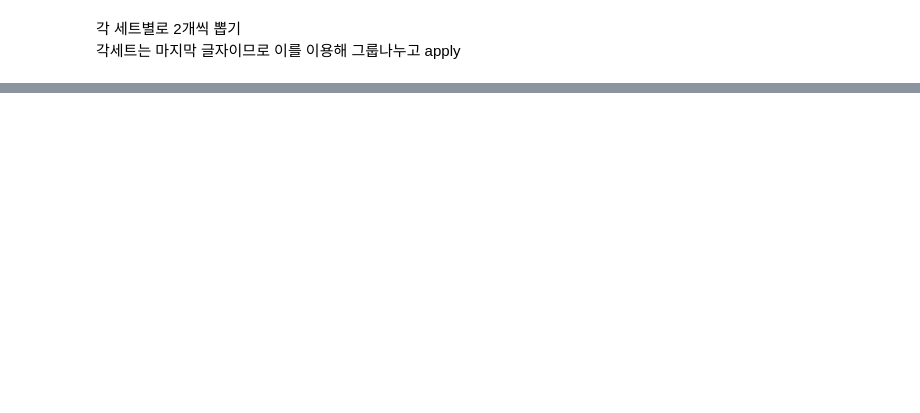
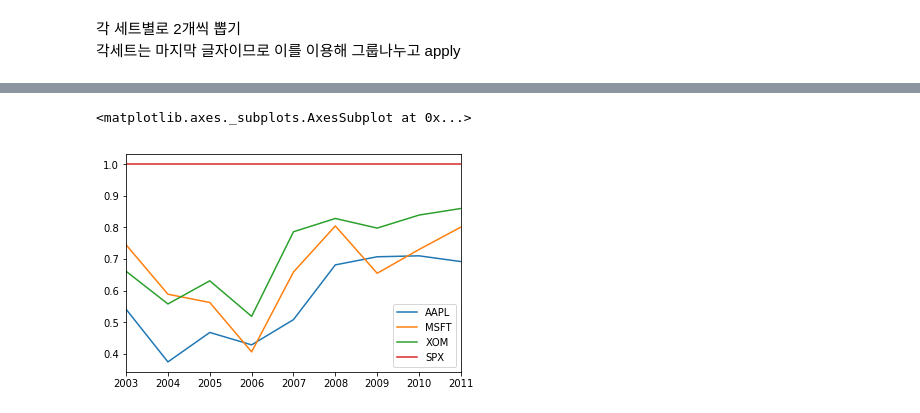
Before and after one commit to Suhwan-Ji/Study_DataScience, a Jupyter notebook: DataAnalysis/Ch10. 데이터 집계와 그룹 연산.ipynb, the cells around one changed output, grey strips where cells are left out. Drawn from its saved outputs; the diff is of its cells as text; code cells hidden in the pictures; blank space fills up the shorter version.

```diff
--- a/DataAnalysis/Ch10. 데이터 집계와 그룹 연산.ipynb
+++ b/DataAnalysis/Ch10. 데이터 집계와 그룹 연산.ipynb
@@ -865,0 +897,3 @@ dtype: int64
+# %%
+close_px = pd.read_csv('Datas/stock_px_2.csv',parse_dates=True,index_col=0)
+close_px.head()
@@ -865,0 +909,7 @@ dtype: int64
+# %%
+#SPX 컬럼과 다른걸럼의 상관관계를 계산하는 함수
+spx_corr = lambda c:c.corrwith(c['SPX'])
+
+#퍼센트 변화율 계산
+rets = close_px.pct_change().dropna()
+close_px.head();rets.head()
@@ -865,0 +929,5 @@ dtype: int64
+# %%
+#연도별로 SPX 상관관계 구하기
+get_year = lambda g:g.year
+rets.groupby(get_year).apply(spx_corr)
+a = rets.groupby(get_year).apply(spx_corr)
@@ -865,0 +945,7 @@ dtype: int64
+# %%
+# f,ax = plt.subplots(1)
+#ax.plot(a.index,'AAPL',data=a)
+a.plot()
+# %% [output]
+<matplotlib.axes._subplots.AxesSubplot at 0x...>
+[figure, added]
```
Also changed, not shown: parts of 49 cells of this notebook.
